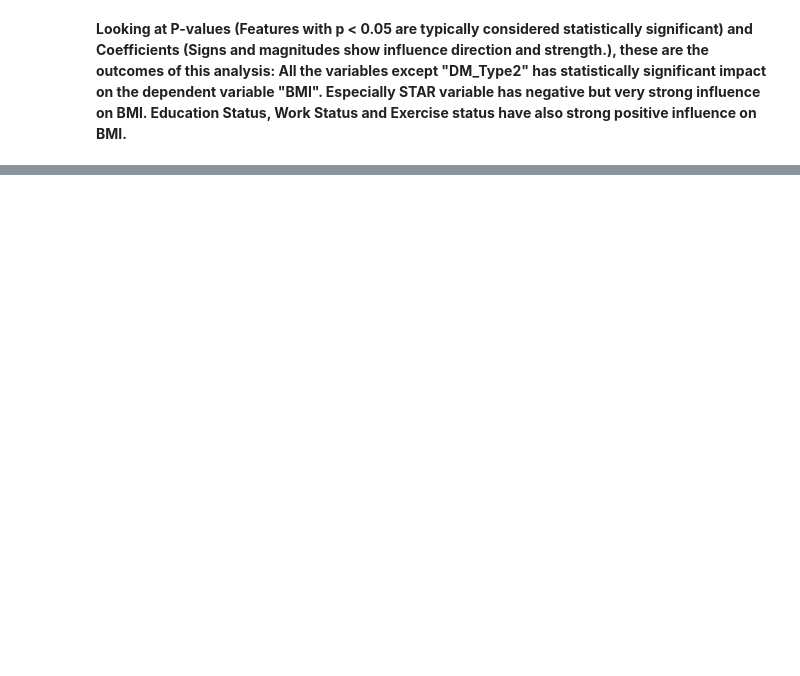
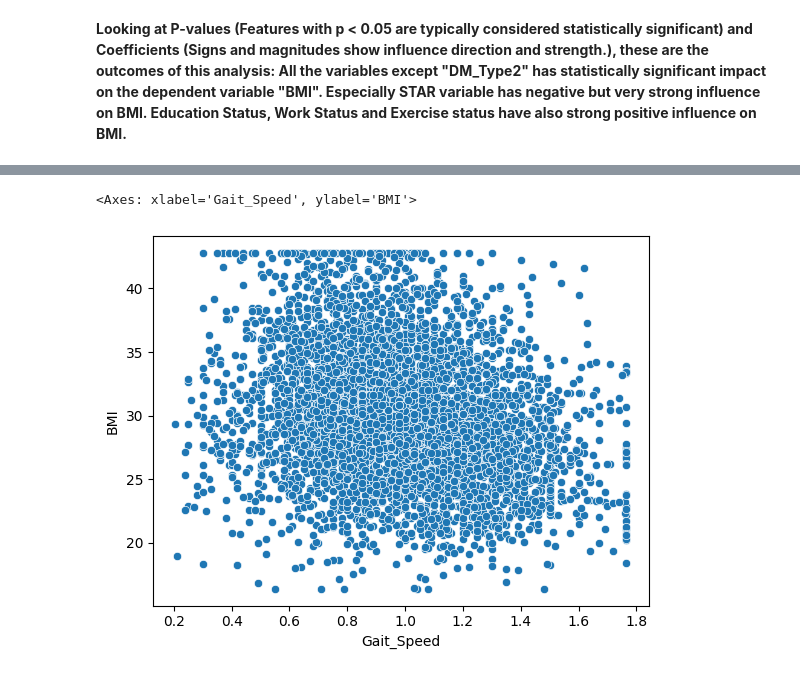
Before and after one commit to sadullahozcan/sarcopenia_eda_analysis, a Jupyter notebook: EDA_07_lin_reg.ipynb, the cells around one changed output, grey strips where cells are left out. Saved outputs shown, nothing was run; the diff lists cells and outputs as text; code cells hidden in the pictures; blank space fills up the shorter version.

```diff
--- a/EDA_07_lin_reg.ipynb
+++ b/EDA_07_lin_reg.ipynb
@@ -322,0 +338,5 @@ All the variables except "DM_Type2" has statistically significant impact on the
+# %%
+sns.scatterplot(data=df_lineer, x='Gait_Speed', y='BMI')
+# %% [output]
+<Axes: xlabel='Gait_Speed', ylabel='BMI'>
+[figure, added]
```
Also changed, not shown: parts of 7 cells of this notebook.
